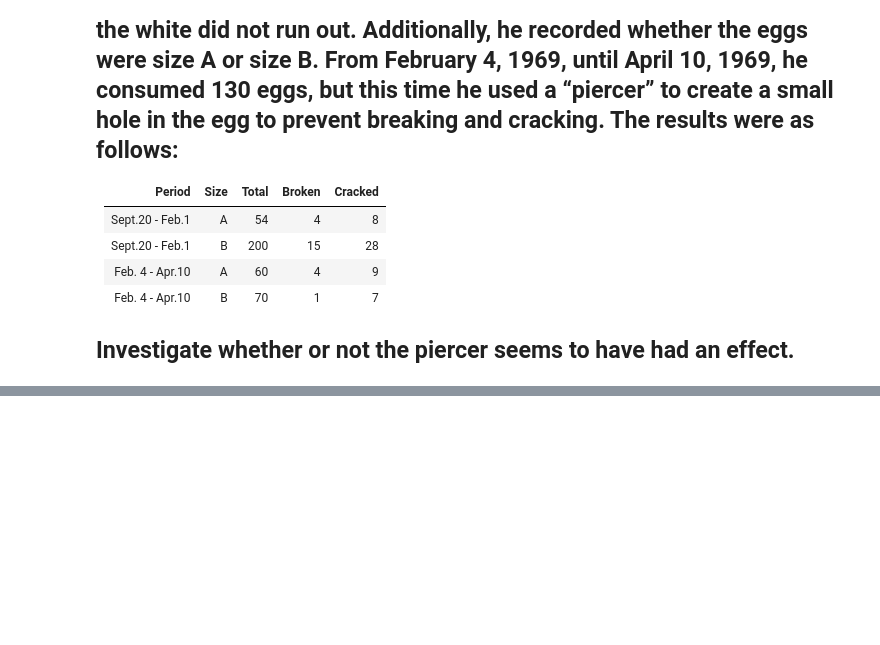
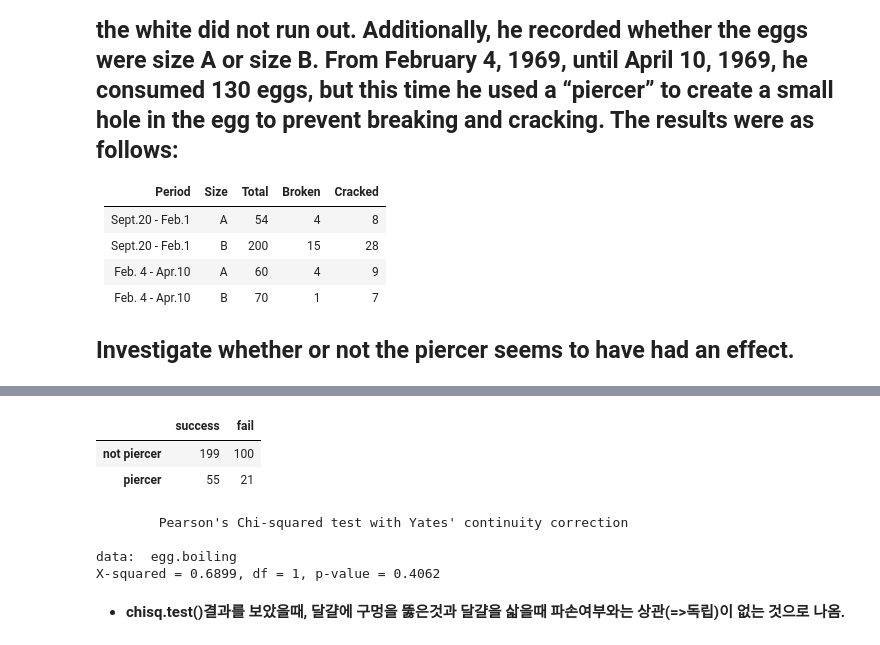
Before and after one commit to braveji18/mystudy, a Jupyter notebook: 01_school/12_데이터분석방법론1/homework_01.ipynb, the cells around one changed output, grey strips where cells are left out. Drawn from its saved outputs; the diff is of its cells as text; code cells hidden in the pictures; blank space fills up the shorter version.

```diff
--- a/01_school/12_데이터분석방법론1/homework_01.ipynb
+++ b/01_school/12_데이터분석방법론1/homework_01.ipynb
@@ -489,0 +523,17 @@ P value adjustment method: bonferroni
+# %%
+egg.boiling <- matrix(  c(199, 55, 100, 21), 2  )
+
+colnames( egg.boiling ) <- c("success","fail")
+rownames( egg.boiling ) <- c("not piercer","piercer")
+egg.boiling
+chisq.test(egg.boiling)
+# %% [output]
+|  | success | fail |
+| not piercer | 199 | 100 |
+| piercer | 55 | 21 |
+        Pearson's Chi-squared test with Yates' continuity correction
+
+data:  egg.boiling
+X-squared = 0.6899, df = 1, p-value = 0.4062
+# %% [markdown]
+- **chisq.test()결과를 보았을때, 달걀에 구멍을 뚫은것과 달걀을 삷을때 파손여부와는 상관(=>독립)이 없는 것으로 나옴.**
```
Also changed, not shown: parts of 3 cells of this notebook.
